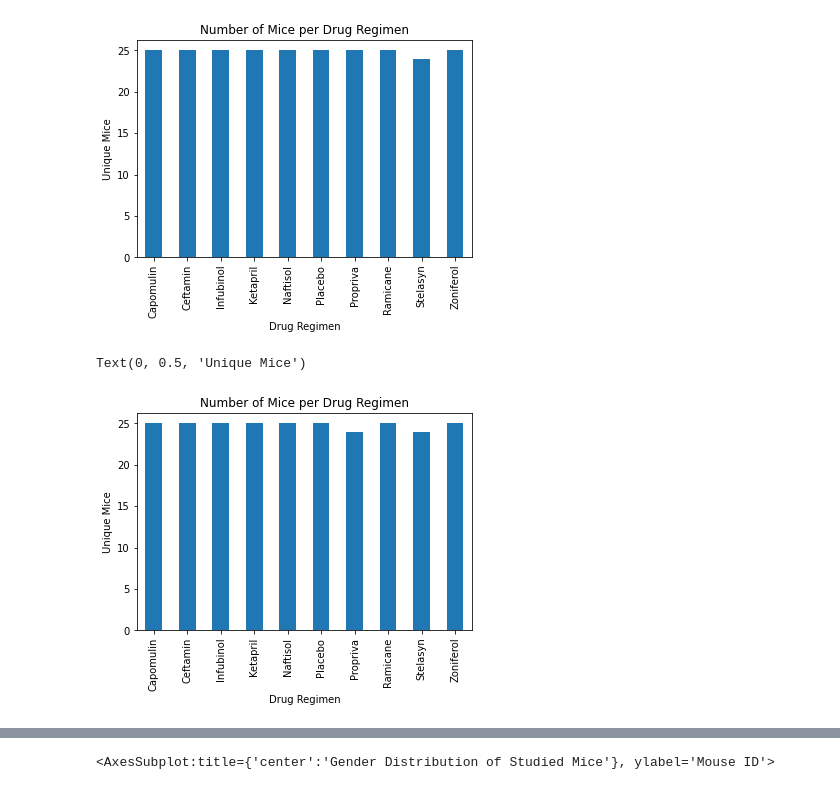
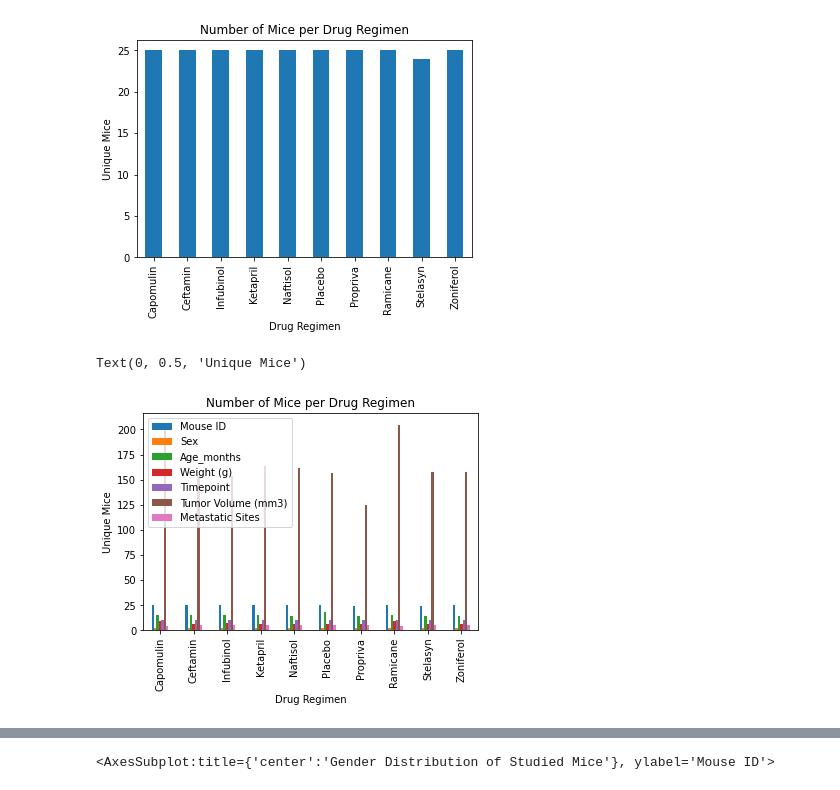
Before and after one commit to jmgeo/Matplotlib-Challenge, a Jupyter notebook: Pymaceuticals/pymaceuticals_starter.ipynb, the cells around one changed output, grey strips where cells are left out. Saved outputs shown, nothing was run; the diff lists cells and outputs as text; code cells hidden in the pictures.

```diff
--- a/Pymaceuticals/pymaceuticals_starter.ipynb
+++ b/Pymaceuticals/pymaceuticals_starter.ipynb
@@ -203,16 +203,17 @@ barplot1.set_ylabel('Unique Mice')
 Text(0, 0.5, 'Unique Mice')
 [figure]
 # %%
-#try the same code but for the dataset that i didn't drop values out of.
+#try the same code but for the dataset that droppe values out of.
+##going to drop the nunique portion
 
-barplot2_data = clean_combo_df.groupby('Drug Regimen').nunique()['Mouse ID']
+barplot2_data = clean_combo_df.groupby(['Drug Regimen']).nunique(['Mouse ID'])
 barplot2 = barplot2_data.plot.bar(title='Number of Mice per Drug Regimen')
 
 barplot2.set_xlabel('Drug Regimen')
 barplot2.set_ylabel('Unique Mice')
 # %% [output]
 Text(0, 0.5, 'Unique Mice')
-[figure, old version]
+[figure, new version]
 # %%
 # Generate a bar plot showing the total number of unique mice tested on each drug regimen using pyplot.
 
```
Also changed, not shown: parts of 1 cell of this notebook.
